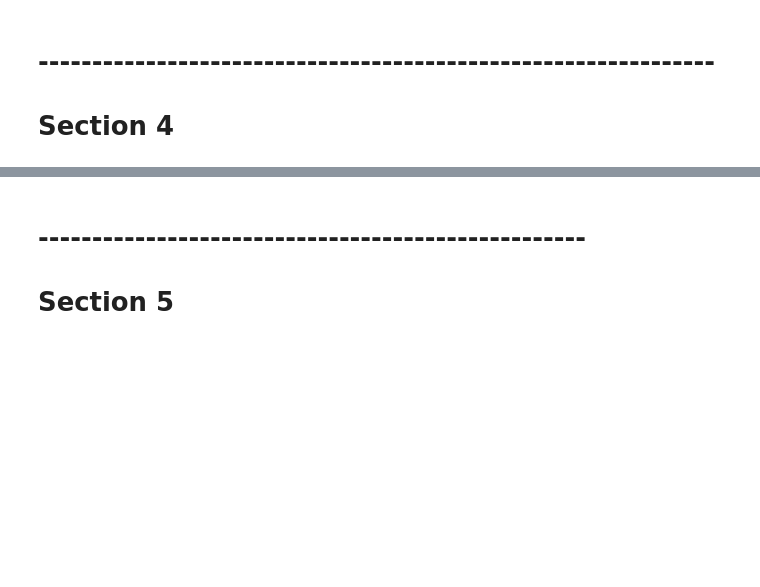
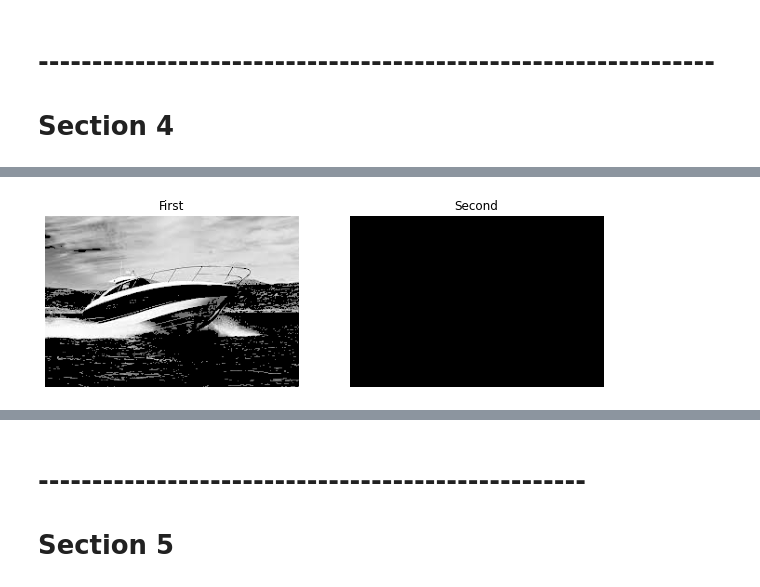
Before and after one commit to seif7666/OpenCV-Sessions, a Jupyter notebook: Session1/Session1.ipynb, the cells around one changed output, grey strips where cells are left out. Drawn from its saved outputs; the diff is of its cells as text; code cells hidden in the pictures; blank space fills up the shorter version.

```diff
--- a/Session1/Session1.ipynb
+++ b/Session1/Session1.ipynb
@@ -216,8 +318,10 @@ display2Images(thresh1, thresh2)
 # %%
 ret,thresh1 = cv2.threshold(boat,100,255,cv2.THRESH_TOZERO)
-ret,thresh2 = cv2.threshold(boat,100,255,cv2.THRESH_TOZERO_INV)
+ret,thresh2 = cv2.threshold(boat,255,255,cv2.THRESH_TOZERO_INV)
 
 display2Images(thresh1, thresh2)
+# %% [output]
+[figure, added]
 # %%
 ret,thresh3 = cv2.threshold(boat,255,255,cv2.THRESH_TRUNC)
 displayImage(thresh3)
```
Also changed, not shown: parts of 44 cells of this notebook, 1 other file.
